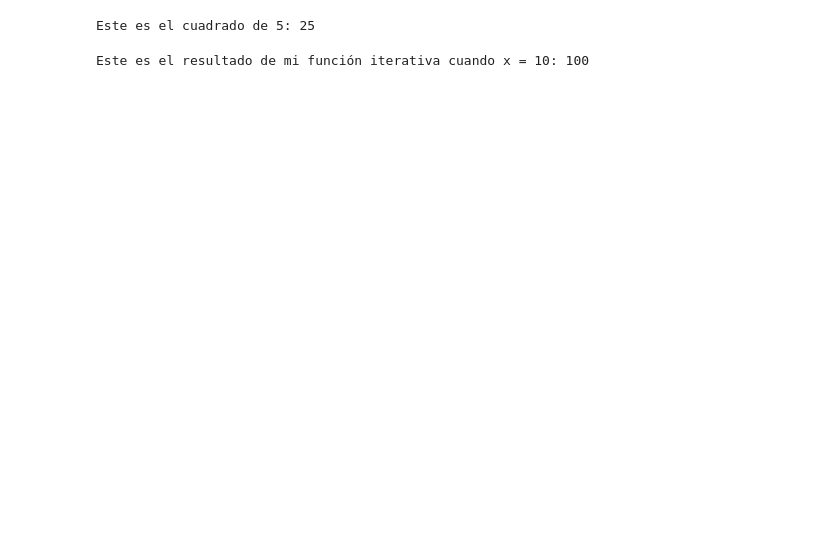
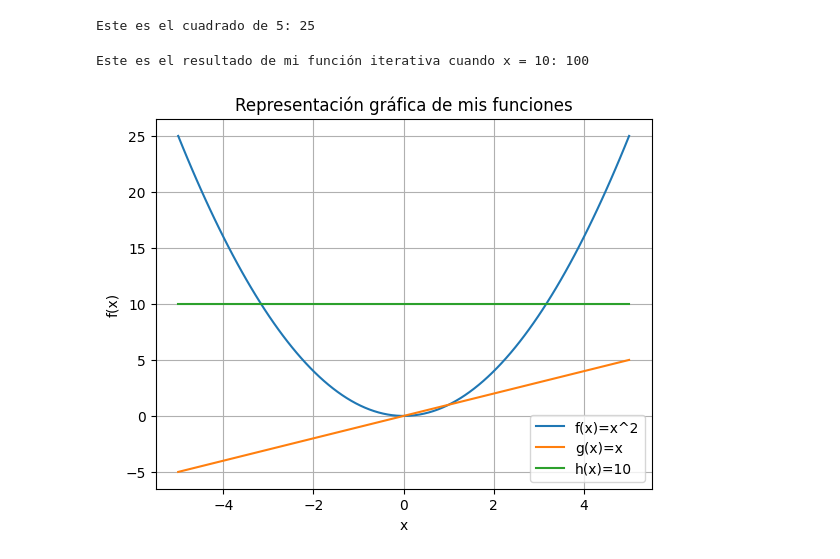
Before and after one commit to NaTHuber/exploration-notes, a Jupyter notebook: learning-notebooks/funcion-derivada-descenso-del-gradiente.ipynb, the cells around one changed output. Saved outputs shown, nothing was run; the diff lists cells and outputs as text; code cells hidden in the pictures; blank space fills up the shorter version.

Commit message:
se añaden más funciones y una visualización gráfica

```diff
--- a/learning-notebooks/funcion-derivada-descenso-del-gradiente.ipynb
+++ b/learning-notebooks/funcion-derivada-descenso-del-gradiente.ipynb
@@ -50,6 +53,33 @@ Este es el resultado de mi función iterativa cuando x = 10: 100
 # %%
 # Una parte importante al hacer funciones es poder visualizarlas
 import numpy as np
 import matplotlib.pyplot as plt
+
+# Función identidad
+def identidad(x):
+    return x
+
+# Función constate
+def constante(x):
+    c = 10
+    return np.full_like(x, 10)
+
+# Se definen los valores de x y se aplican las funciones
 x_vals = np.linspace(-5, 5, 100)
-y_vals = cuadrado(x)
+y_vals = cuadrado(x_vals)
+y2_vals = identidad(x_vals)
+y3_vals = constante(x_vals)
+
+# Se crea la gráfica
+plt.figure()
+plt.plot(x_vals, y_vals, label='f(x)=x^2')
+plt.plot(x_vals, y2_vals, label='g(x)=x')
+plt.plot(x_vals, y3_vals, label='h(x)=10')
+plt.title('Representación gráfica de mis funciones')
+plt.xlabel('x')
+plt.ylabel('f(x)')
+plt.grid(True)
+plt.legend()
+plt.show()
+# %% [output]
+[figure, added]
```
Also changed, not shown: parts of 1 cell of this notebook.
